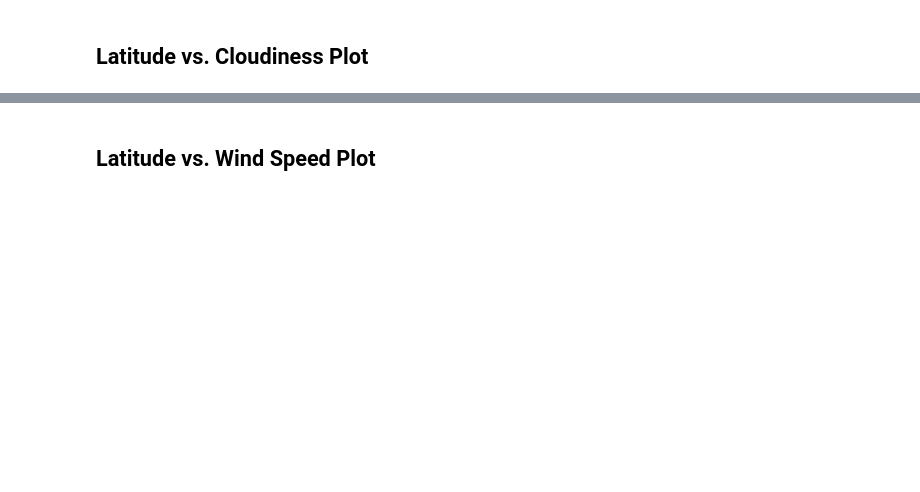
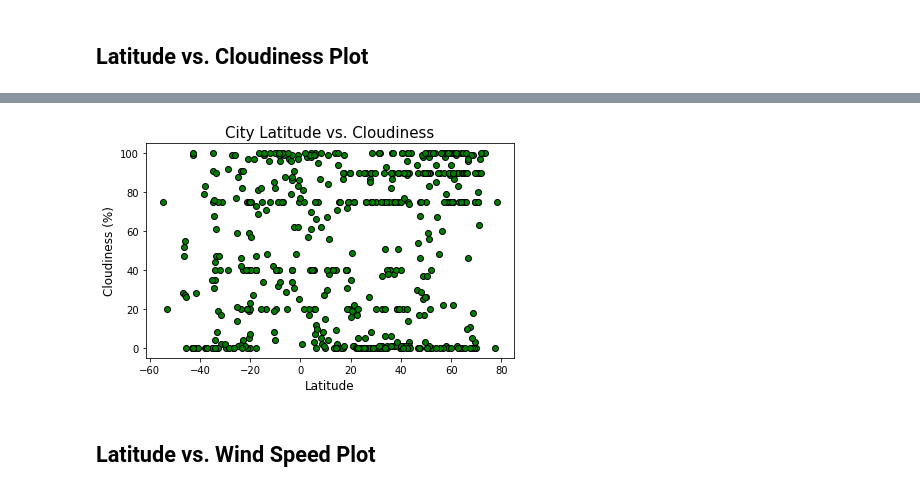
Before and after one commit to HaifaNajdawi/Python-API, a Jupyter notebook: weatherPy/WeatherPy.ipynb, the cells around one changed output, grey strips where cells are left out. Cells and saved outputs as stored; diff of their text form; code cells hidden in the pictures; blank space fills up the shorter version.

```diff
--- a/weatherPy/WeatherPy.ipynb
+++ b/weatherPy/WeatherPy.ipynb
@@ -187,2 +211,15 @@ Skip this step if there are no cities that have humidity > 100%.
+# %%
+lat = city_data["Lat"]
+cloudiness=city_data["Cloudiness"]
+
+plt.scatter(lat,cloudiness,color="g",edgecolors="k",alpha=1)
+plt.xlabel("Latitude",fontsize=12)
+plt.ylabel("Cloudiness (%)",fontsize=12)
+plt.title("City Latitude vs. Cloudiness",fontsize=15)
+plt.tight_layout()
+plt.savefig("output_data/City Latitude vs. Cloudiness.png")
+plt.show()
+# %% [output]
+[figure, added]
 # %% [markdown]
 ## Latitude vs. Wind Speed Plot
```
Also changed, not shown: parts of 25 cells of this notebook.
